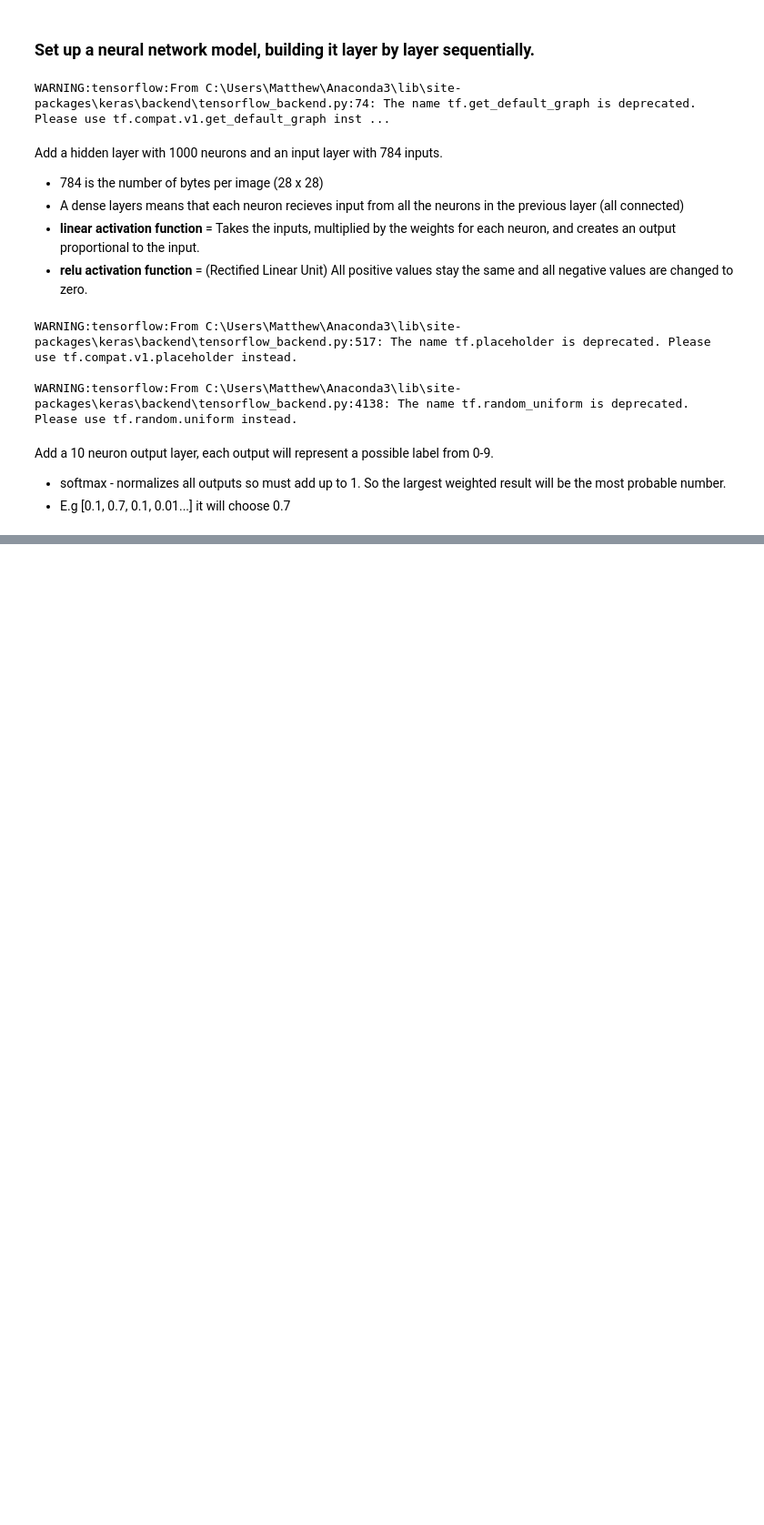
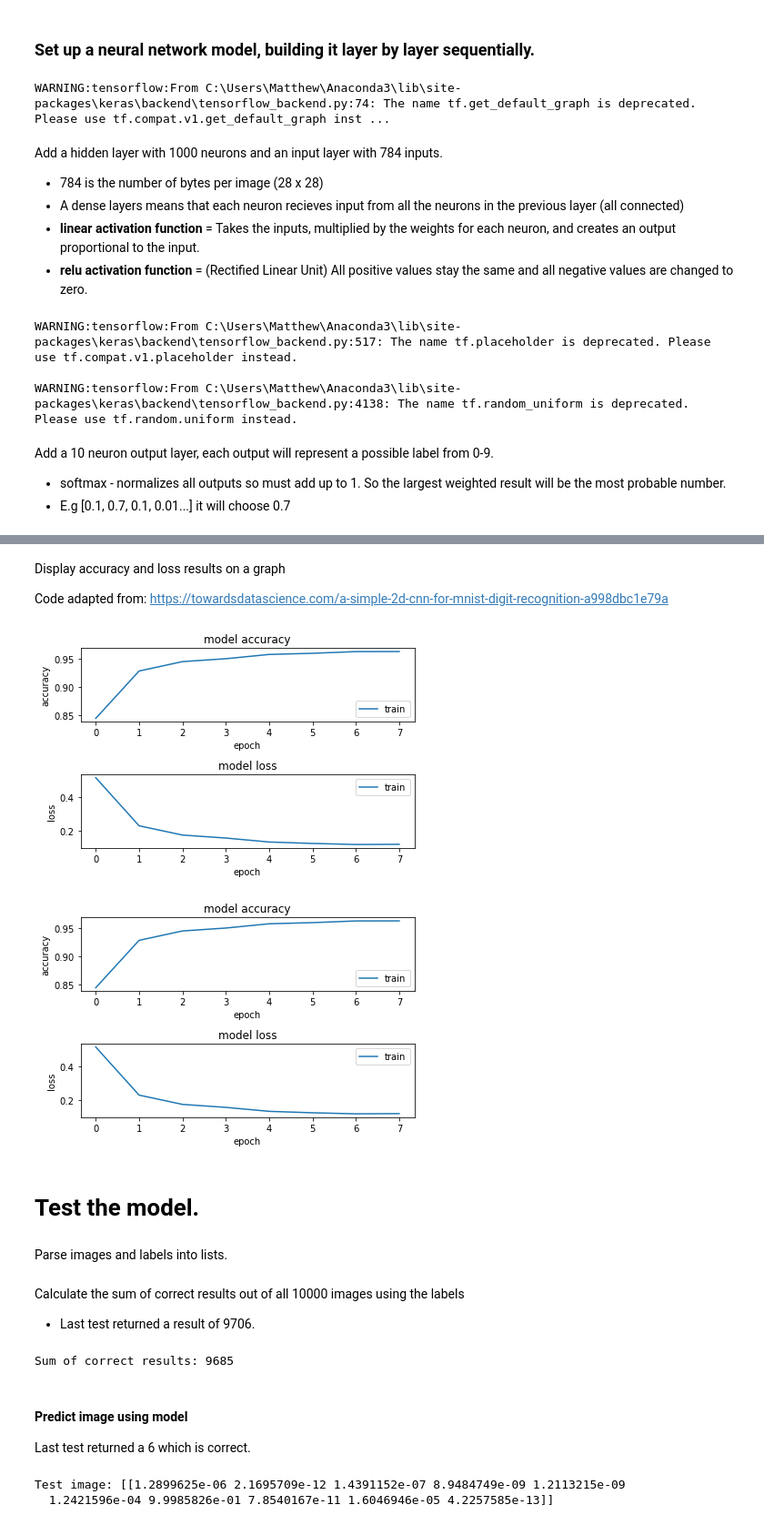
Before and after one commit to MatthewSloyan/MNIST-image-recognition-web-application, a Jupyter notebook: model.ipynb, the cells around one changed output, grey strips where cells are left out. Shown at 91% size. Drawn from its saved outputs; the diff is of its cells as text; code cells hidden in the pictures; blank space fills up the shorter version.

Commit message:
Moved all test code to Jupyter notebook and tested. I will improve it and add more descriptions and research soon.

```diff
--- a/model.ipynb
+++ b/model.ipynb
@@ -82,0 +89,2 @@ model.add(kr.layers.Dense(units=10, activation='softmax'))
+# %%
+model.compile(loss='categorical_crossentropy', optimizer='adam', metrics=['accuracy'])
@@ -82,0 +98,4 @@ model.add(kr.layers.Dense(units=10, activation='softmax'))
+# %%
+train_imgs = ~np.array(list(train_imgs[16:])).reshape(60000, 28, 28).astype(np.uint8) / 255.0
+train_lbls =  np.array(list(train_lbls[ 8:])).astype(np.uint8)
+inputs = train_imgs.reshape(60000, 784)
@@ -82,0 +105,4 @@ model.add(kr.layers.Dense(units=10, activation='softmax'))
+# %%
+encoder = pre.LabelBinarizer()
+encoder.fit(train_lbls)
+outputs = encoder.transform(train_lbls)
@@ -82,0 +132,9 @@ model.add(kr.layers.Dense(units=10, activation='softmax'))
+# %%
+try:
+    model = load_model('test_model.h5')
+except:
+    # If model isn't found train model using 8 epochs
+    # From testing it seems to peak at accuracy at around 8 epochs
+    # One Epoch is when an entire dataset is passed forward and backward through the neural network only once.
+    model_log = model.fit(inputs, outputs, epochs=8, batch_size=100)
+    model.save('test_model.h5')
@@ -82,0 +159,29 @@ model.add(kr.layers.Dense(units=10, activation='softmax'))
+# %% [markdown]
+Display accuracy and loss results on a graph
+
+Code adapted from: https://towardsdatascience.com/a-simple-2d-cnn-for-mnist-digit-recognition-a998dbc1e79a
+# %%
+import os
+# plotting the metrics
+fig = plt.figure()
+plt.subplot(2,1,1)
+plt.plot(model_log.history['acc'])
+plt.title('model accuracy')
+plt.ylabel('accuracy')
+plt.xlabel('epoch')
+plt.legend(['train', 'test'], loc='lower right')
+plt.subplot(2,1,2)
+plt.plot(model_log.history['loss'])
+plt.title('model loss')
+plt.ylabel('loss')
+plt.xlabel('epoch')
+plt.legend(['train', 'test'], loc='upper right')
+plt.tight_layout()
+fig
+# %% [output]
+[figure, added]
+[figure, added]
+# %% [markdown]
+# Test the model.
+# %% [markdown]
+Parse images and labels into lists.
@@ -82,0 +191,15 @@ model.add(kr.layers.Dense(units=10, activation='softmax'))
+# %% [markdown]
+Calculate the sum of correct results out of all 10000 images using the labels
+* Last test returned a result of 9706.
+# %%
+print("\nSum of correct results:", (encoder.inverse_transform(model.predict(test_imgs)) == test_lbls).sum())
+# %% [output]
+Sum of correct results: 9685
+# %% [markdown]
+#### Predict image using model
+Last test returned a 6 which is correct.
+# %%
+print("\nTest image:", model.predict(test_imgs[11:12]))
+# %% [output]
+Test image: [[1.2899625e-06 2.1695709e-12 1.4391152e-07 8.9484749e-09 1.2113215e-09
+  1.2421596e-04 9.9985826e-01 7.8540167e-11 1.6046946e-05 4.2257585e-13]]
```
Also changed, not shown: parts of 15 cells of this notebook, 1 other file.
